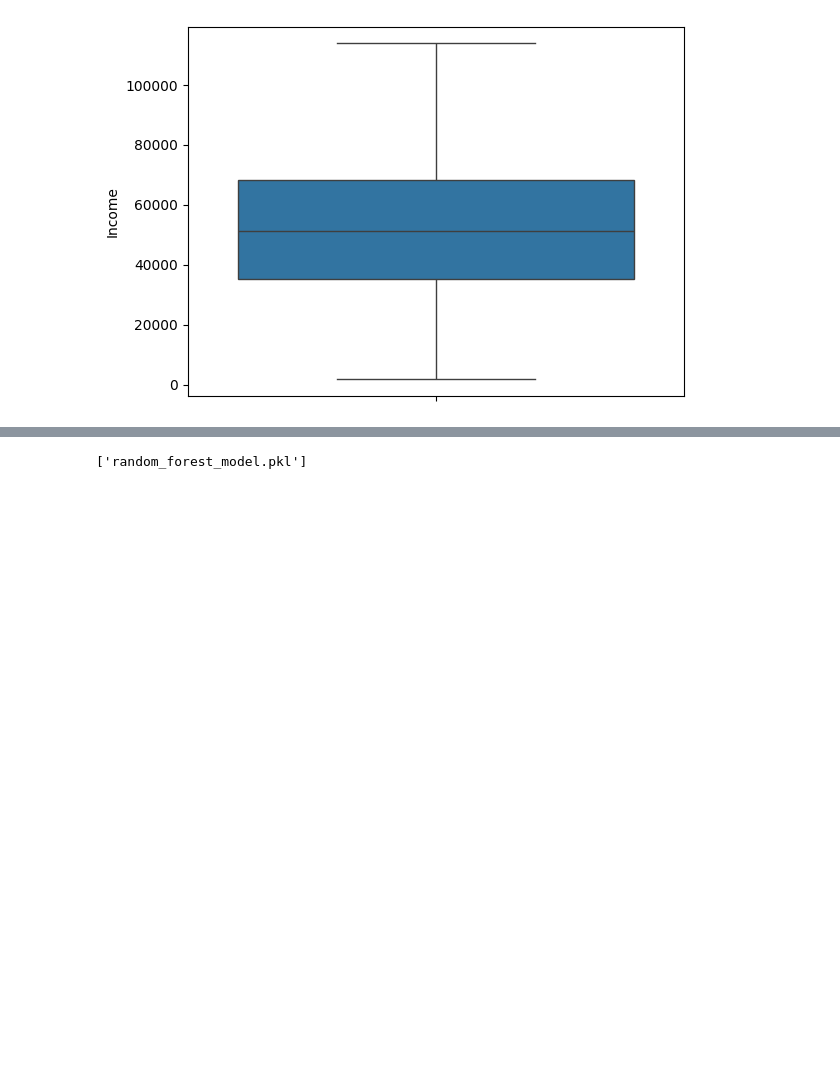
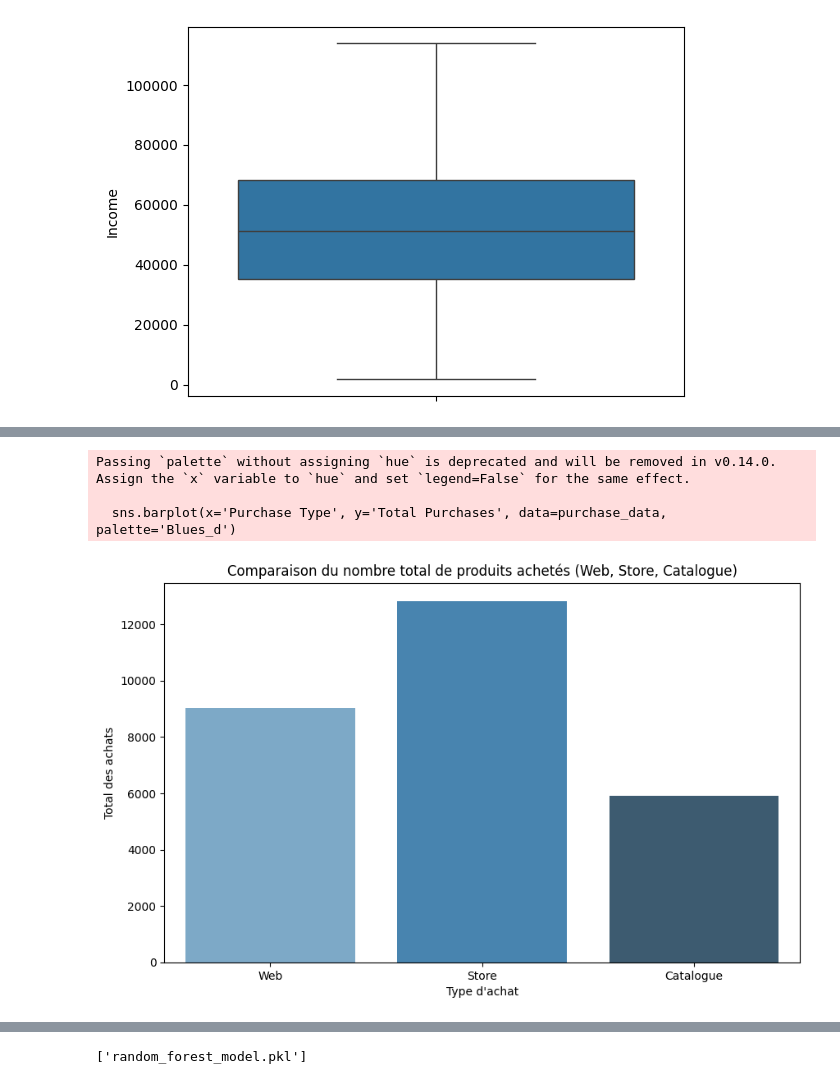
Before and after one commit to AbdessamadTzn/Data-HackathonMD4, a Jupyter notebook: main.ipynb, the cells around one changed output, grey strips where cells are left out. Drawn from its saved outputs; the diff is of its cells as text; code cells hidden in the pictures; blank space fills up the shorter version.

```diff
--- a/main.ipynb
+++ b/main.ipynb
@@ -263,0 +299,28 @@ Model Training
+# %%
+df_vin = df[df['MntWines'] > 0]
+
+total_purchases = {
+    'Web': df['NumWebPurchases'].sum(),
+    'Store': df['NumStorePurchases'].sum(),
+    'Catalogue': df['NumCatalogPurchases'].sum()
+}
+
+
+purchase_data = pd.DataFrame(list(total_purchases.items()), columns=['Purchase Type', 'Total Purchases'])
+
+
+plt.figure(figsize=(10, 6))
+sns.barplot(x='Purchase Type', y='Total Purchases', data=purchase_data, palette='Blues_d')
+
+
+plt.title('Comparaison du nombre total de produits achetés (Web, Store, Catalogue)')
+plt.ylabel('Total des achats')
+plt.xlabel('Type d\'achat')
+
+
+plt.show()
+# %% [output]
+Passing `palette` without assigning `hue` is deprecated and will be removed in v0.14.0. Assign the `x` variable to `hue` and set `legend=False` for the same effect.
+
+  sns.barplot(x='Purchase Type', y='Total Purchases', data=purchase_data, palette='Blues_d')
+[figure, added]
```
Also changed, not shown: parts of 22 cells of this notebook.
